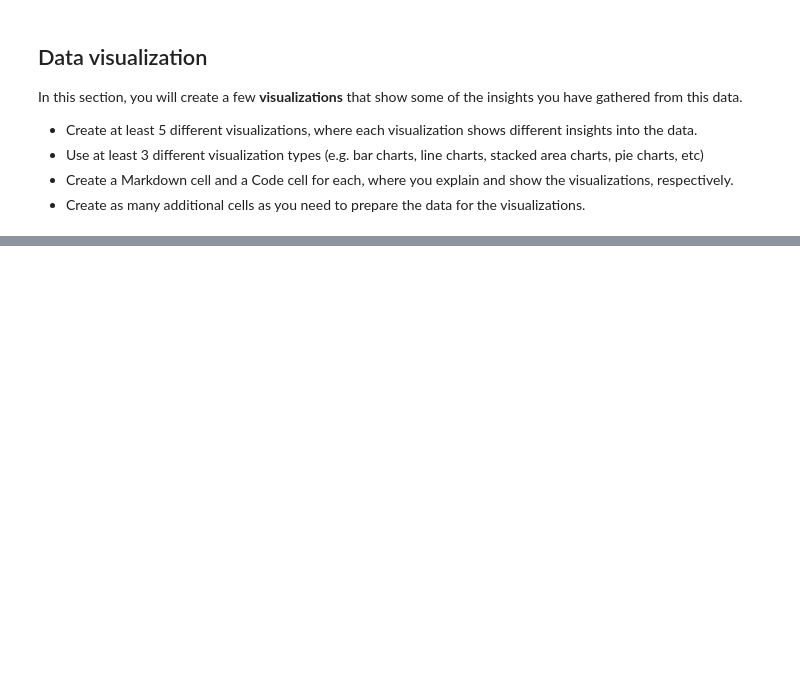
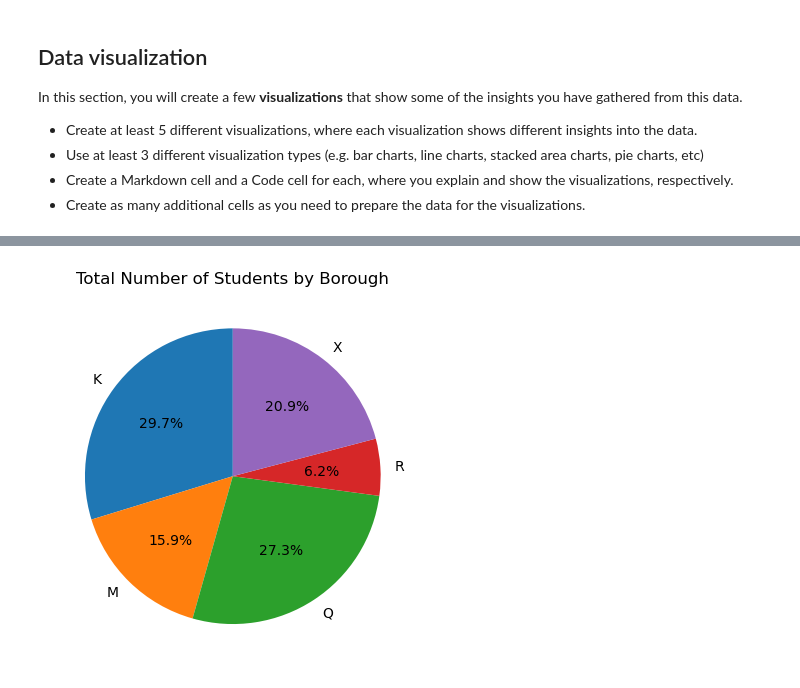
Before and after one commit to ShreyaJakharC/pythonPandasAnalysis, a Jupyter notebook: analysis.ipynb, the cells around one changed output, grey strips where cells are left out. Saved outputs shown, nothing was run; the diff lists cells and outputs as text; code cells hidden in the pictures; blank space fills up the shorter version.

```diff
--- a/analysis.ipynb
+++ b/analysis.ipynb
@@ -76,0 +240,7 @@ In this section, you will create a few **visualizations** that show some of the
+# %%
+total_students_borough = df3.groupby('BOROUGH')['NUMBER OF STUDENTS'].sum()
+plt.pie(total_students_borough, labels=total_students_borough.index, autopct='%1.1f%%', startangle=90)
+plt.title('Total Number of Students by Borough')
+plt.show()
+# %% [output]
+[figure, added]
```
Also changed, not shown: parts of 20 cells of this notebook, 1 other file.
